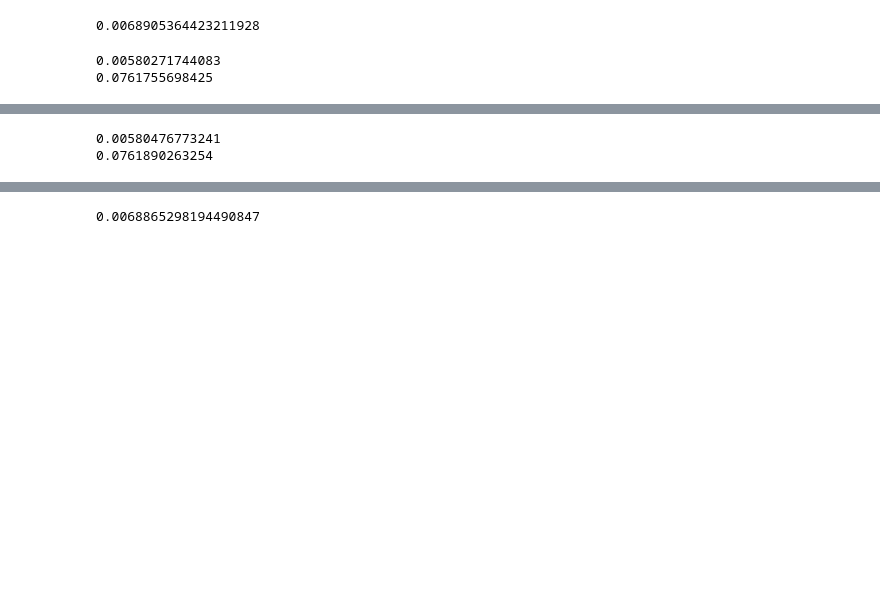
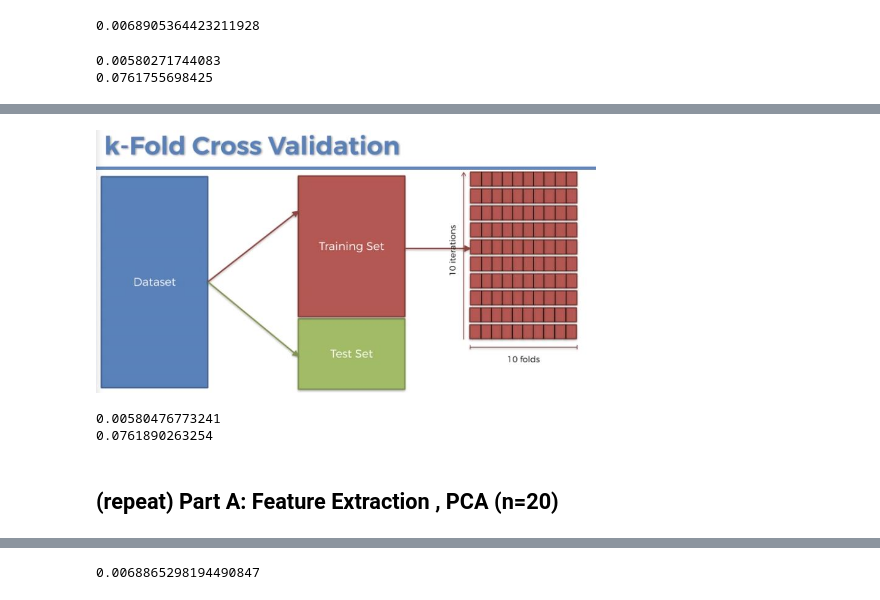
Before and after one commit to volak4/1st-Project-Minimizing-Log-Errors-with-an-Artificial-Neural-Network, a Jupyter notebook: Section3a_Regression.ipynb, the cells around one changed output, grey strips where cells are left out. Cells and saved outputs as stored; diff of their text form; code cells hidden in the pictures; blank space fills up the shorter version.

```diff
--- a/Section3a_Regression.ipynb
+++ b/Section3a_Regression.ipynb
@@ -112,3 +137,9 @@ print(rmse)
+# %%
+from IPython.display import Image
+Image(filename='./images/03.jpg', width=500)
+# Image source @superdatascience.com
+# %% [output]
+[figure, added]
 # %%
 # 10-fold cross-validation with all three features
 ###For Feature Extraction Run codes below before cross validation
@@ -123,6 +154,8 @@ print(rmse_kfold)
 # %% [output]
 0.00580476773241
 0.0761890263254
+# %% [markdown]
+## (repeat) Part A: Feature Extraction ,  PCA (n=20)
 # %%
 #Change dataframe name to help check track of major changes to dataset
 dataset=df
```
Also changed, not shown: parts of 16 cells of this notebook.
